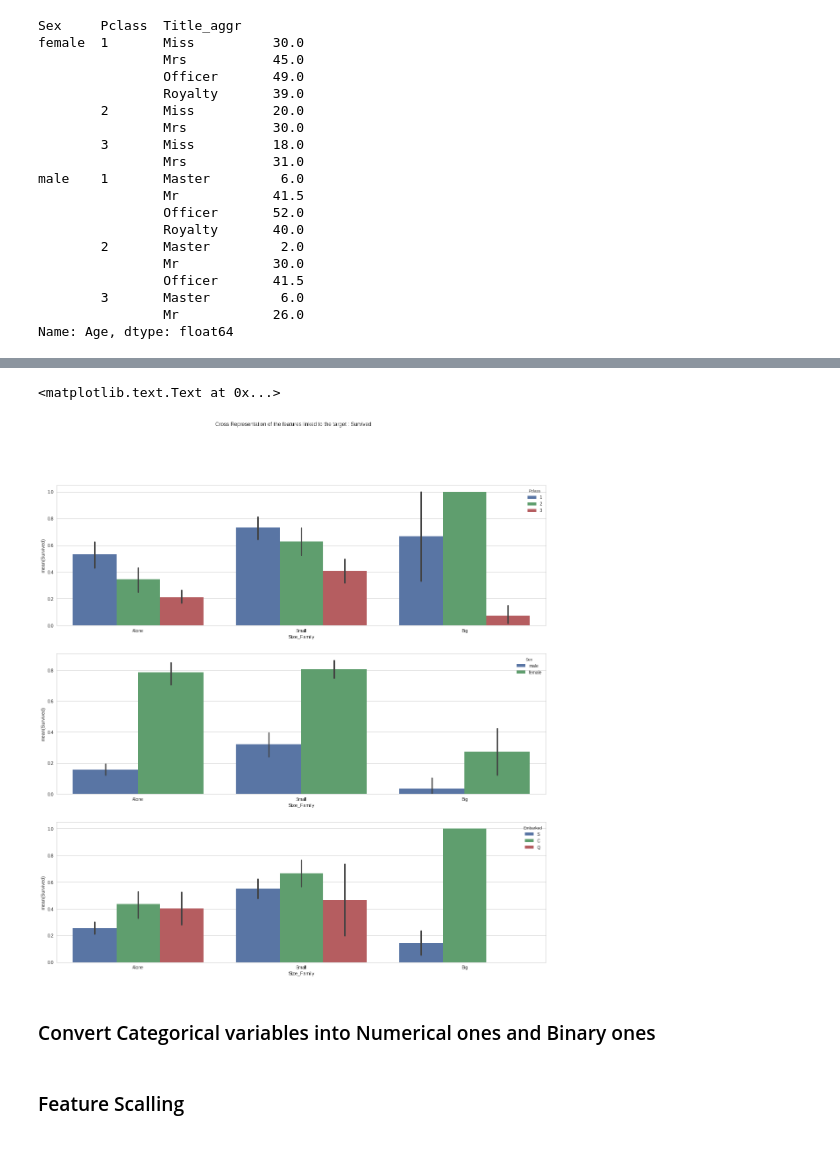
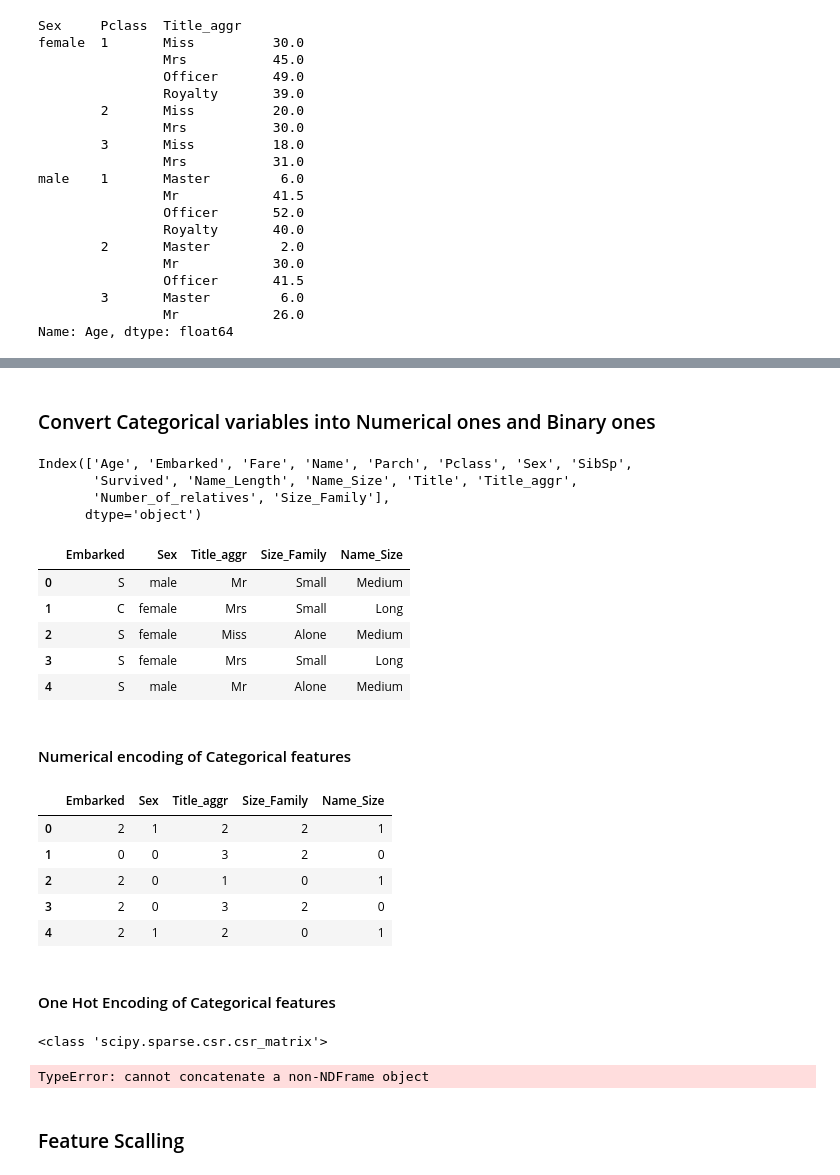
Before and after one commit to Jules-Diez/Personal-examples, a Jupyter notebook: My Titanic.ipynb, the cells around one changed output, grey strips where cells are left out. Cells and saved outputs as stored; diff of their text form; code cells hidden in the pictures; blank space fills up the shorter version.

```diff
--- a/My Titanic.ipynb
+++ b/My Titanic.ipynb
@@ -698,12 +708,18 @@ fig7.suptitle("Cross Representation of the features linked to the target : Survi
-# %%
-# Size_Family with Pclass, Sex, Embarked by mean of survival
-fig7, ((axis1),(axis2),(axis3)) = plt.subplots(3,1,figsize=(20,20))
-sns.barplot(x='Size_Family',y='Survived',hue='Pclass', data=df_train, order=['Alone', 'Small', 'Big'], ax=axis1,)
-sns.barplot(x='Size_Family',y='Survived',hue='Sex', data=df_train, order=['Alone', 'Small', 'Big'], ax=axis2)
-sns.barplot(x='Size_Family',y='Survived',hue='Embarked', data=df_train, order=['Alone', 'Small', 'Big'], ax=axis3)
-fig7.suptitle("Cross Representation of the features linked to the target : Survived")
-# %% [output]
-<matplotlib.text.Text at 0x...>
-[figure, removed]
 # %% [markdown]
 ### Convert Categorical variables into Numerical ones and Binary ones
+# %%
+df_train.columns
+# %% [output]
+Index(['Age', 'Embarked', 'Fare', 'Name', 'Parch', 'Pclass', 'Sex', 'SibSp',
+       'Survived', 'Name_Length', 'Name_Size', 'Title', 'Title_aggr',
+       'Number_of_relatives', 'Size_Family'],
+      dtype='object')
+# %%
+combined[["Embarked","Sex","Title_aggr","Size_Family","Name_Size"]].head()
+# %% [output]
+|  | Embarked | Sex | Title_aggr | Size_Family | Name_Size |
+| 0 | S | male | Mr | Small | Medium |
+| 1 | C | female | Mrs | Small | Long |
+| 2 | S | female | Miss | Alone | Medium |
+| 3 | S | female | Mrs | Small | Long |
+| 4 | S | male | Mr | Alone | Medium |
@@ -710 +732,3 @@ fig7.suptitle("Cross Representation of the features linked to the target : Survi
+# %% [markdown]
+#### Numerical encoding of Categorical features
 # %%
@@ -733,0 +751,35 @@ for col in cat_vars:
+# %%
+df_train_Numerical_Cat.head()
+# %% [output]
+|  | Embarked | Sex | Title_aggr | Size_Family | Name_Size |
+| 0 | 2 | 1 | 2 | 2 | 1 |
+| 1 | 0 | 0 | 3 | 2 | 0 |
+| 2 | 2 | 0 | 1 | 0 | 1 |
+| 3 | 2 | 0 | 3 | 2 | 0 |
+| 4 | 2 | 1 | 2 | 0 | 1 |
+# %% [markdown]
+#### One Hot  Encoding of Categorical features
+# %%
+from sklearn.preprocessing import OneHotEncoder
+
+ohe = OneHotEncoder()
+
+# Dataframe with binary categorical feature
+df_train_Binary_Cat = pd.DataFrame()
+df_test_Binary_Cat = pd.DataFrame()
+
+# Columns to apply
+cat_vars=['Embarked','Sex',"Title_aggr","Size_Family","Name_Size"]
+
+for col in cat_vars:
+    enc.fit(df_train_Numerical_Cat[col])
+
+    df_train_enc = enc.transform(df_train_Numerical_Cat[col].astype(float) )
+    print(type(df_train_enc))
+    df_train_Binary_Cat = pd.concat([df_train_Binary_Cat,df_train_enc], axis=1)
+
+    df_test_enc  = enc.transform(df_test_Numerical_Cat[col].astype(float) )
+    df_test_Binary_Cat = pd.concat([df_test_Binary_Cat,df_test_enc], axis=1)
+# %% [output]
+<class 'scipy.sparse.csr.csr_matrix'>
+TypeError: cannot concatenate a non-NDFrame object
```
Also changed, not shown: parts of 47 cells of this notebook.
